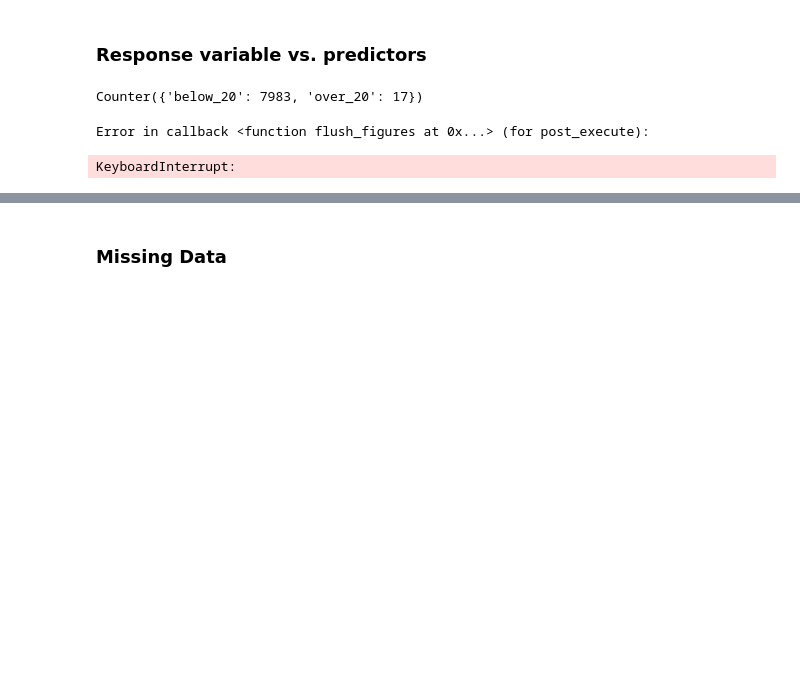
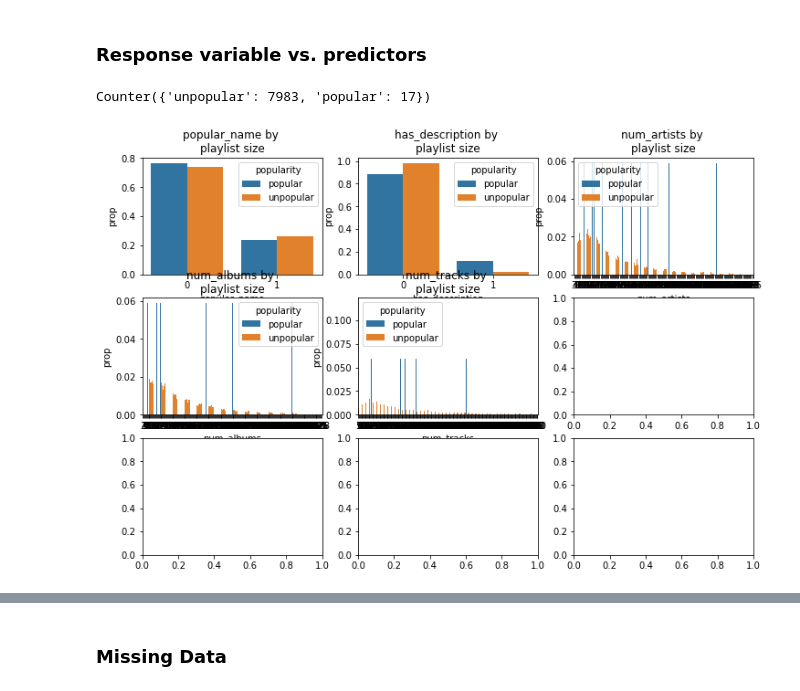
Before and after one commit to danielagarcia319/cs109a-final-project, a Jupyter notebook: Milestone 2.ipynb, the cells around one changed output, grey strips where cells are left out. Drawn from its saved outputs; the diff is of its cells as text; code cells hidden in the pictures; blank space fills up the shorter version.

```diff
--- a/Milestone 2.ipynb
+++ b/Milestone 2.ipynb
@@ -319,13 +288,13 @@ A lot of the correlation between the predictors make sense, as the more tracks y
 # %%
 # will visualize based on the below 100 just so we have enough observations in each category...
 # the above plots were made with the entire y_data column rather than the train set
-y_train_cat = np.where(y_train < 20, 'below_20', 'over_20')
+y_train_cat = np.where(y_train < 20, 'unpopular', 'popular')
 
 # making sure I have a reasonable count of each category
 from collections import Counter
 Counter(y_train_cat.tolist())
 # %% [output]
-Counter({'below_20': 7983, 'over_20': 17})
+Counter({'unpopular': 7983, 'popular': 17})
 # %%
 # will have to plot continuous and discrete variables differently
 continuous_prefixes = ['num_', 'total_', 'duration_']
@@ -334,41 +303,40 @@ continuous_vars = [c for c in X_train.columns if c in continuous_prefixes]
 # creating whole training set so I can group by y_train_cat and do normalized plots with
 # percentages rather than counts
 train = X_train.copy()
-train['followers'] = y_train_cat
+train['popularity'] = y_train_cat
 
 # looping through and doing subplots
 fig, ax = plt.subplots(3,3, figsize=(12,8))
 for i, c in enumerate(X_train.columns):
 
     # using this so I can assign the plots to the proper axes
     col = i%3
     row = int((i - i%3)/3)
 
     # doing a histplot for continuous, filling for the category
     if c in continuous_vars:
-        sns.histplot(x=c, stat='proportion', data=train, hue=size, ax=ax[row,col])
+        sns.histplot(x=c, stat='proportion', data=train, hue=popularity, ax=ax[row,col])
 
         # setting x-ticks so they are legible
         max_x = max(train[c])
         if max_x > 10e6:
             ax[row,col].set_xticks(range(0, max_x, 10e5))
         elif max_x > 150:
             ax[row,col].set_xticks(range(0, max_x, 50))
         else:
             ax[row,col].set_xticks(range(0, max_x, 2))
 
     # want a countplot with frequences for discrete variables, filling for category
     else:
         # getting normalized values for the counts
-        this_train = train.groupby('followers')[c].value_counts(normalize=True)
+        this_train = train.groupby('popularity')[c].value_counts(normalize=True)
         this_train = this_train.rename('prop').reset_index()
-        sns.barplot(x=c, y='prop', hue='followers', data=this_train, ax=ax[row,col])
+        sns.barplot(x=c, y='prop', hue='popularity', data=this_train, ax=ax[row,col])
 
     # formatting the plots with appropriate labels
     ax[row,col].set_xlabel(c)
     ax[row,col].set_title(f'{c} by \nplaylist size')
 
 fig.tight_layout();
 # %% [output]
-Error in callback <function flush_figures at 0x...> (for post_execute):
-KeyboardInterrupt:
+[figure, added]
```
Also changed, not shown: parts of 12 cells of this notebook.
